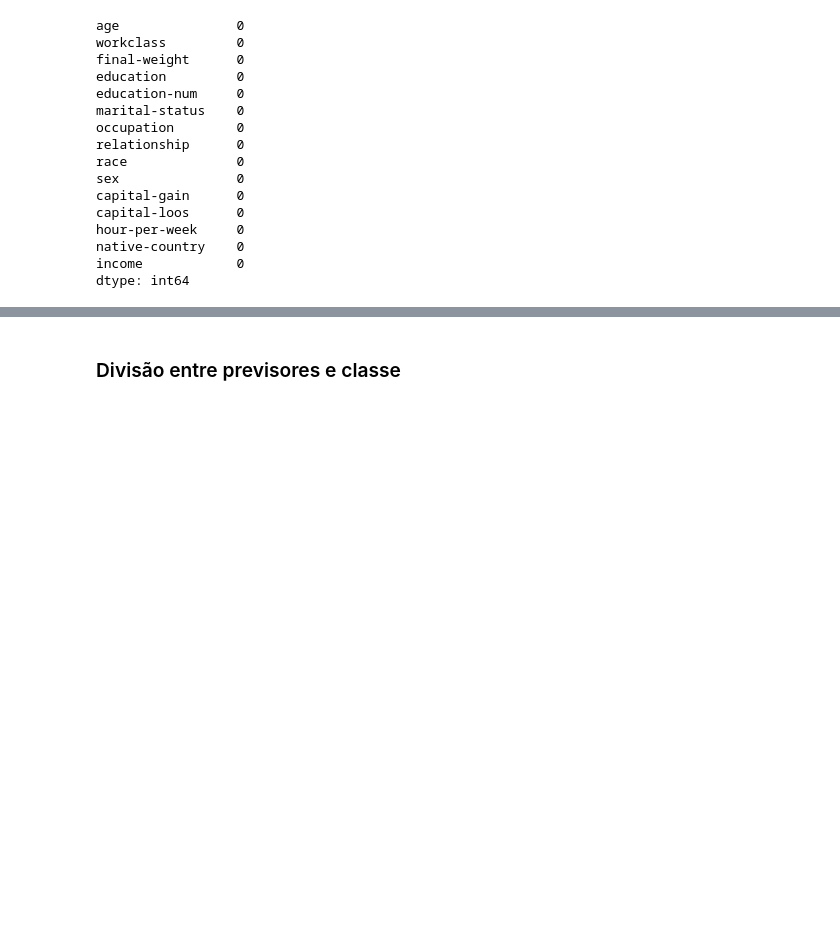
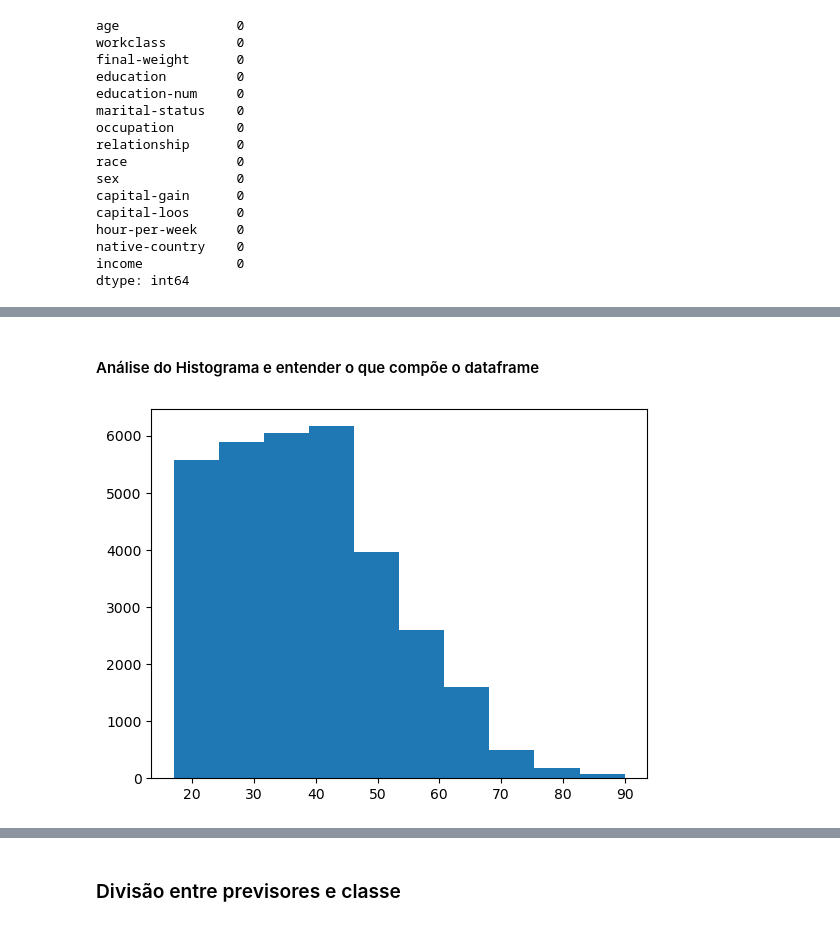
Before and after one commit to httpsdfaa/science-data-studies, a Jupyter notebook: machine-learning-az/machine_learning_course/pre-processing/census_data.ipynb, the cells around one changed output, grey strips where cells are left out. Drawn from its saved outputs; the diff is of its cells as text; code cells hidden in the pictures; blank space fills up the shorter version.

```diff
--- a/machine-learning-az/machine_learning_course/pre-processing/census_data.ipynb
+++ b/machine-learning-az/machine_learning_course/pre-processing/census_data.ipynb
@@ -66,0 +78,6 @@ dtype: int64
+# %% [markdown]
+#### Análise do Histograma e entender o que compõe o dataframe
+# %%
+plt.hist(x = base_census['age']);
+# %% [output]
+[figure, added]
```
Also changed, not shown: parts of 9 cells of this notebook, 1 other file.
